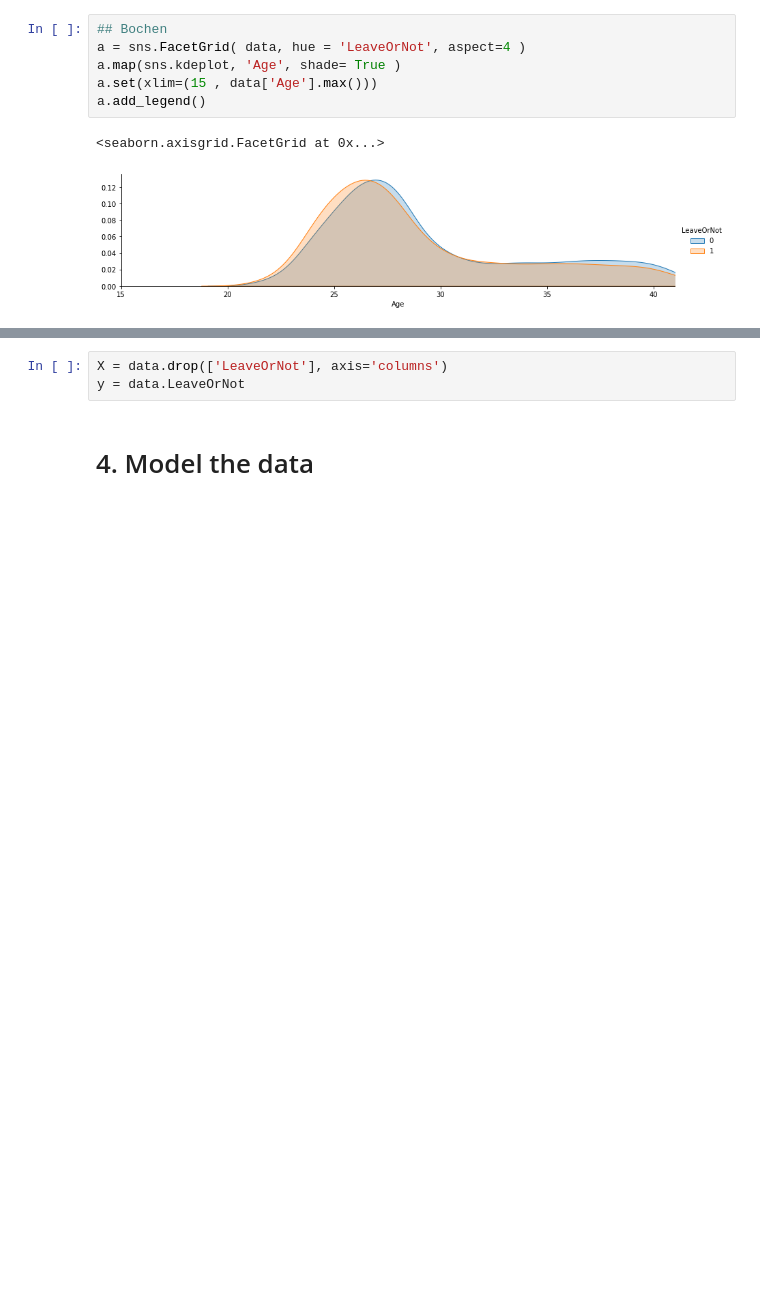
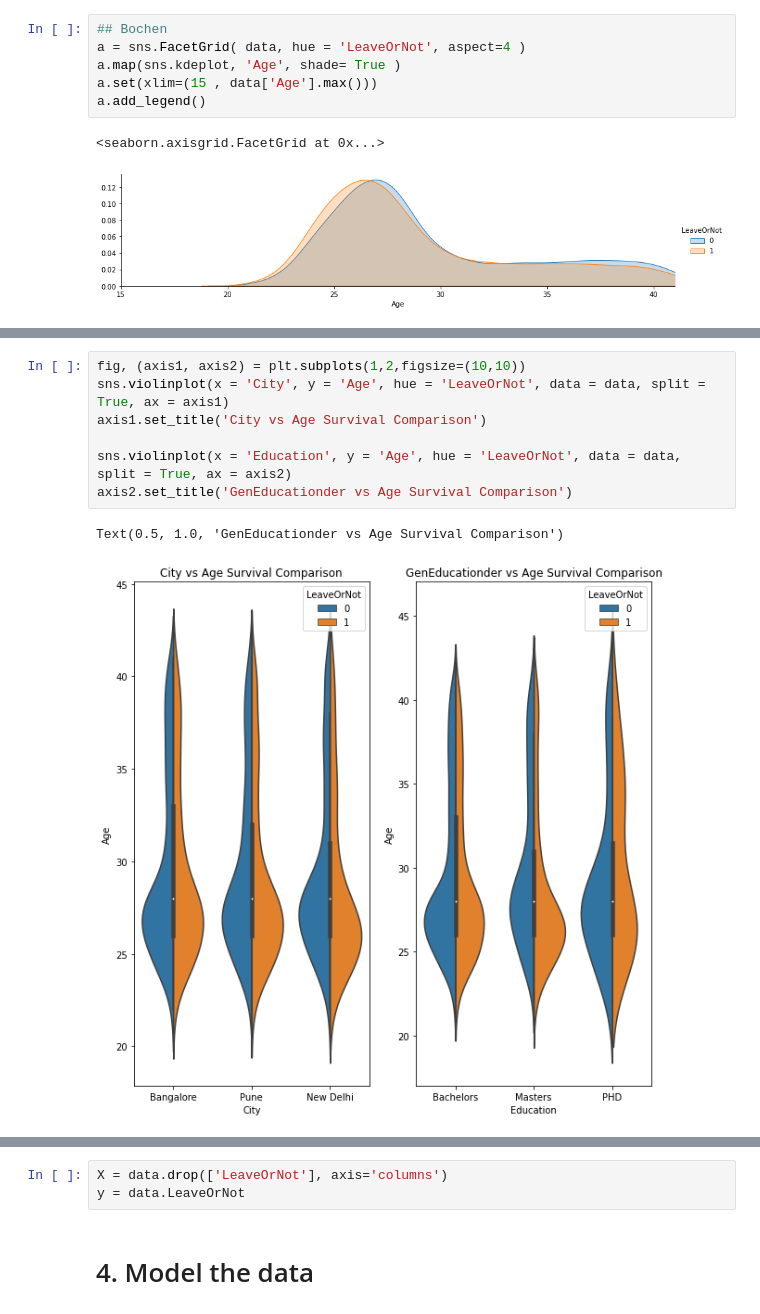
Before and after one commit to bochendong/CS9637A, a Jupyter notebook: 9637a.ipynb, the cells around one changed output, grey strips where cells are left out. Drawn from its saved outputs; the diff is of its cells as text; blank space fills up the shorter version.

```diff
--- a/9637a.ipynb
+++ b/9637a.ipynb
@@ -219,0 +230,10 @@ plt.show()
+# %%
+fig, (axis1, axis2) = plt.subplots(1,2,figsize=(10,10))
+sns.violinplot(x = 'City', y = 'Age', hue = 'LeaveOrNot', data = data, split = True, ax = axis1)
+axis1.set_title('City vs Age Survival Comparison')
+
+sns.violinplot(x = 'Education', y = 'Age', hue = 'LeaveOrNot', data = data, split = True, ax = axis2)
+axis2.set_title('GenEducationder vs Age Survival Comparison')
+# %% [output]
+Text(0.5, 1.0, 'GenEducationder vs Age Survival Comparison')
+[figure, added]
```
Also changed, not shown: parts of 4 cells of this notebook.
